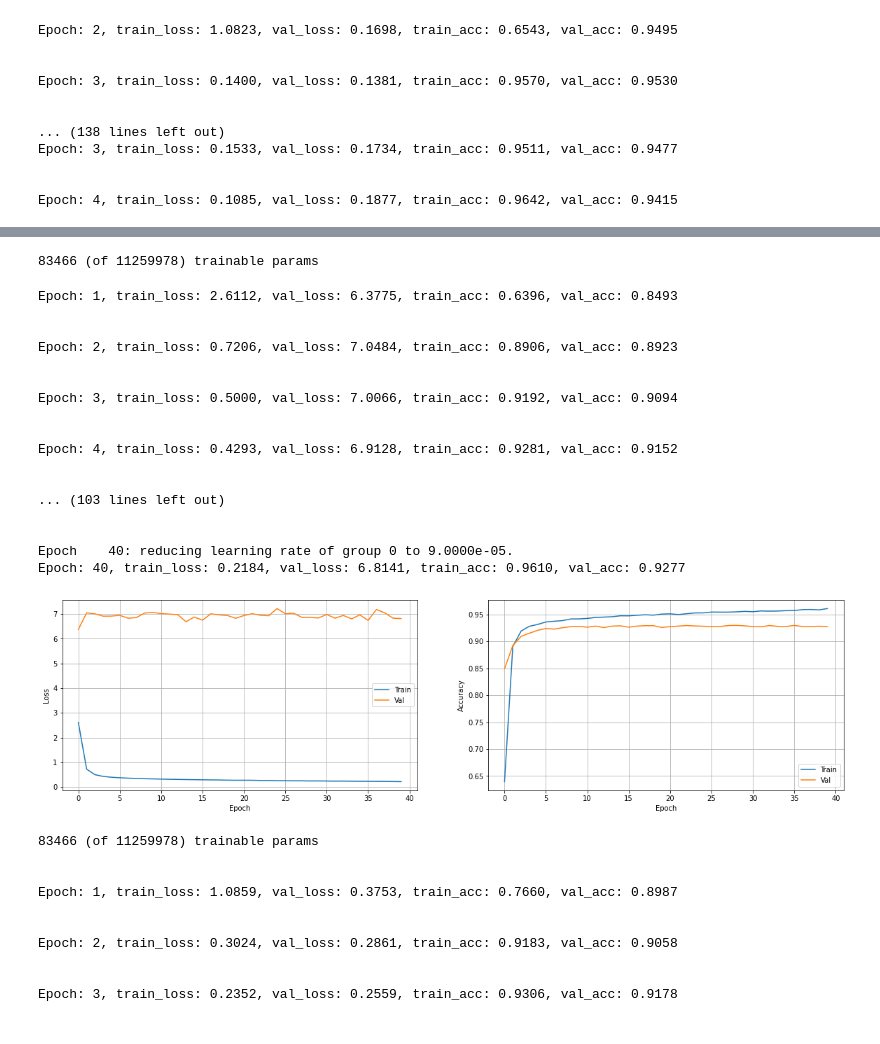
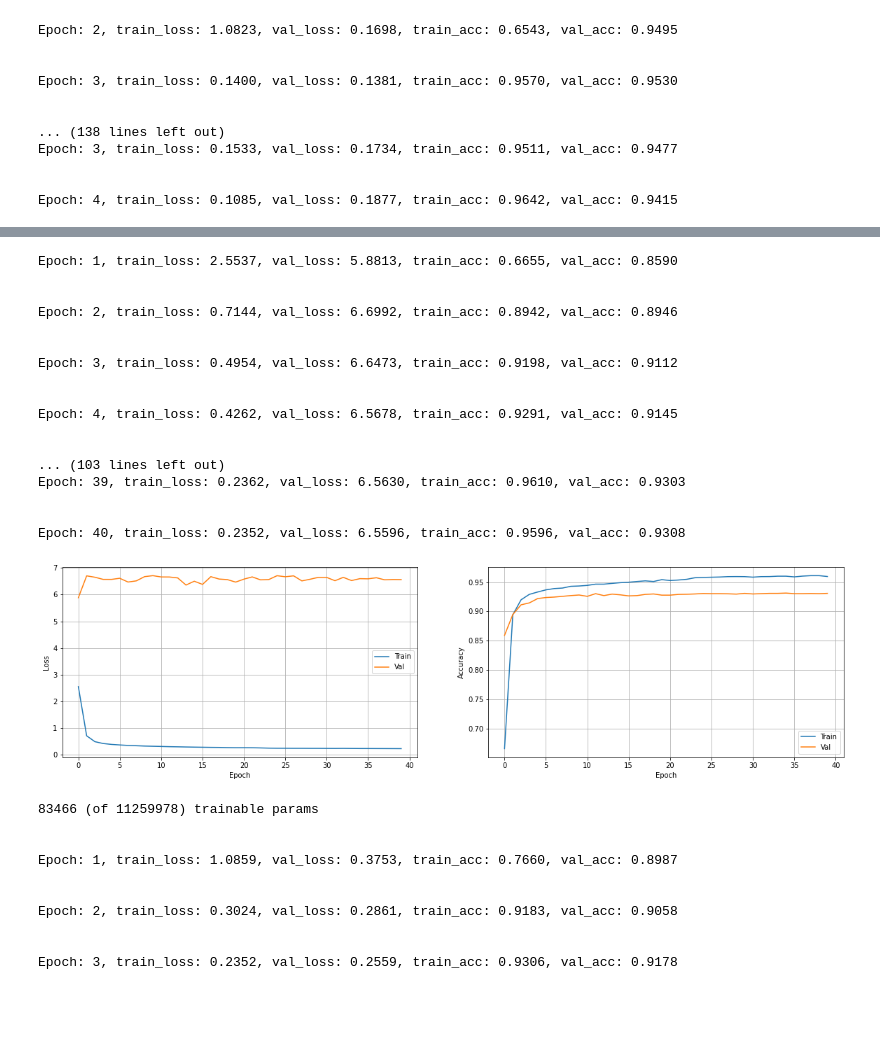
Before and after one commit to stdereka/knowledge-distillation, a Jupyter notebook: experiments.ipynb, the cells around one changed output, grey strips where cells are left out. Drawn from its saved outputs; the diff is of its cells as text; code cells hidden in the pictures.

Commit message:
Experiment T 7.0 alpha 0.1 epoch 40 shceduler resnet18 <- resnet101 Tesla P100

```diff
--- a/experiments.ipynb
+++ b/experiments.ipynb
@@ -185,7 +206,7 @@ print(f"{trainable} (of {total}) trainable params")
 train_dataset = Imagewoof(train_val_files, LABEL_ENCODER, teacher_labels="./dark_knowledge/resnet101.npy")
 test_dataset = Imagewoof(test_files, LABEL_ENCODER, teacher_labels="./dark_knowledge/resnet101.npy")
 opt = torch.optim.Adam(resnet18.parameters(), lr=0.0003)
-criterion = DistillationLoss(alpha=0.05, temperature=7.0)
+criterion = DistillationLoss(alpha=0.1, temperature=7.0)
 history_resnet18 = train(train_dataset, test_dataset, resnet18, 40, 64, DEVICE, opt, criterion)
 plot_training_history(history_resnet18)
 # %% [output]
@@ -193,22 +214,21 @@ Downloading: "https://download.pytorch.org/models/resnet18-5c106cde.pth" to /roo
-83466 (of 11259978) trainable params
+Epoch: 1, train_loss: 2.5537, val_loss: 5.8813, train_acc: 0.6655, val_acc: 0.8590
+
+
+Epoch: 2, train_loss: 0.7144, val_loss: 6.6992, train_acc: 0.8942, val_acc: 0.8946
+
+
+Epoch: 3, train_loss: 0.4954, val_loss: 6.6473, train_acc: 0.9198, val_acc: 0.9112
+
+
+Epoch: 4, train_loss: 0.4262, val_loss: 6.5678, train_acc: 0.9291, val_acc: 0.9145
+
+
+... (103 lines left out)
+Epoch: 39, train_loss: 0.2362, val_loss: 6.5630, train_acc: 0.9610, val_acc: 0.9303
+
+
+Epoch: 40, train_loss: 0.2352, val_loss: 6.5596, train_acc: 0.9596, val_acc: 0.9308
-Epoch: 1, train_loss: 2.6112, val_loss: 6.3775, train_acc: 0.6396, val_acc: 0.8493
-
-
-Epoch: 2, train_loss: 0.7206, val_loss: 7.0484, train_acc: 0.8906, val_acc: 0.8923
-
-
-Epoch: 3, train_loss: 0.5000, val_loss: 7.0066, train_acc: 0.9192, val_acc: 0.9094
-
-
-Epoch: 4, train_loss: 0.4293, val_loss: 6.9128, train_acc: 0.9281, val_acc: 0.9152
-
-
-... (103 lines left out)
-
-
-Epoch    40: reducing learning rate of group 0 to 9.0000e-05.
-Epoch: 40, train_loss: 0.2184, val_loss: 6.8141, train_acc: 0.9610, val_acc: 0.9277
-[figure, old version]
+[figure, new version]
 # %%
 seed_everything(SEED)
 resnet18 = resnet18_student2(N_CLASSES, DEVICE)
```
Also changed, not shown: parts of 2 cells of this notebook.
